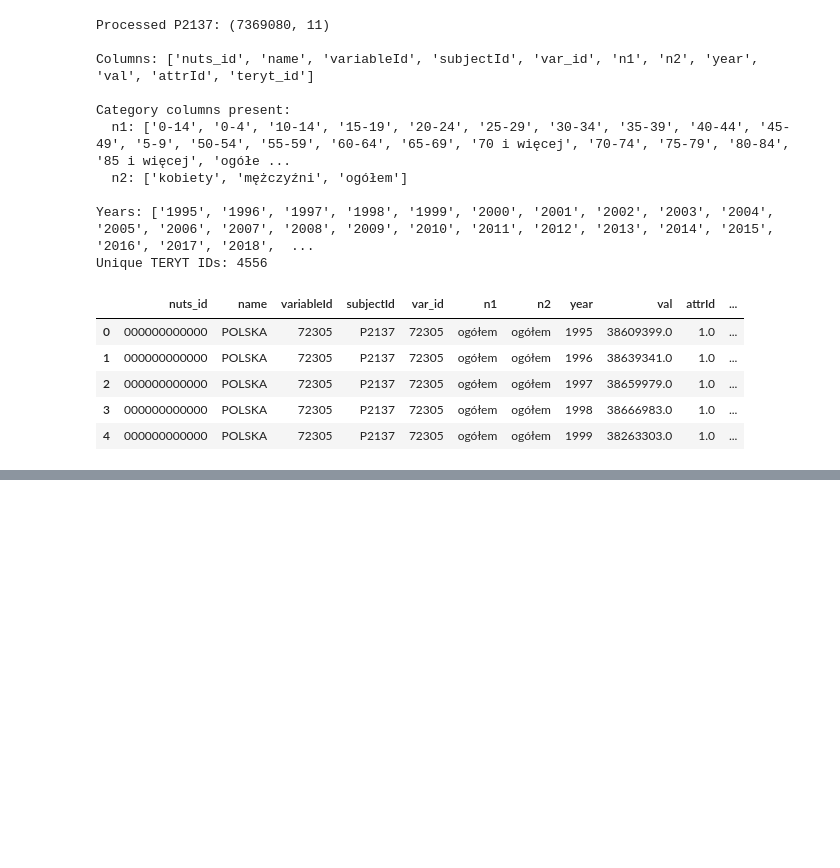
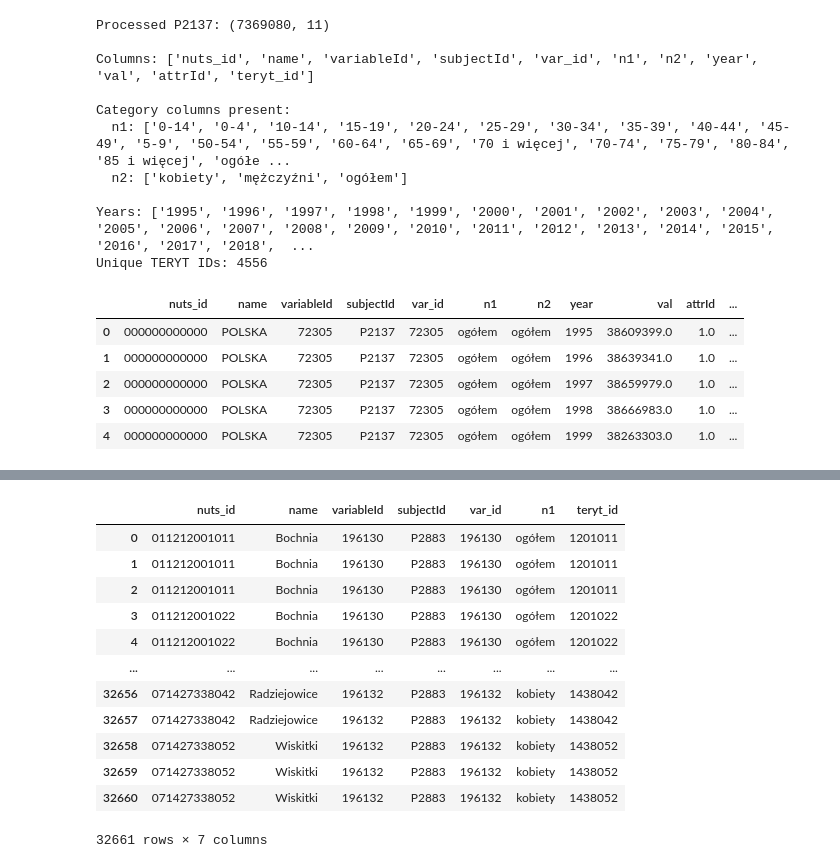
Before and after one commit to jendrkk/LRDWI-Paper, a Jupyter notebook: Code/analysis/GUS01F_geoTERYT_data.ipynb, the cells around one changed output, grey strips where cells are left out. Drawn from its saved outputs; the diff is of its cells as text; code cells hidden in the pictures; blank space fills up the shorter version.

```diff
--- a/Code/analysis/GUS01F_geoTERYT_data.ipynb
+++ b/Code/analysis/GUS01F_geoTERYT_data.ipynb
@@ -128,3 +355,19 @@ Unique TERYT IDs: 4556
+# %%
+df_processed_subjects['Census']['1988']['P2883']
+# %% [output]
+|  | nuts_id | name | variableId | subjectId | var_id | n1 | teryt_id |
+| 0 | 011212001011 | Bochnia | 196130 | P2883 | 196130 | ogółem | 1201011 |
+| 1 | 011212001011 | Bochnia | 196130 | P2883 | 196130 | ogółem | 1201011 |
+| 2 | 011212001011 | Bochnia | 196130 | P2883 | 196130 | ogółem | 1201011 |
+| 3 | 011212001022 | Bochnia | 196130 | P2883 | 196130 | ogółem | 1201022 |
+| 4 | 011212001022 | Bochnia | 196130 | P2883 | 196130 | ogółem | 1201022 |
+| ... | ... | ... | ... | ... | ... | ... | ... |
+| 32656 | 071427338042 | Radziejowice | 196132 | P2883 | 196132 | kobiety | 1438042 |
+| 32657 | 071427338042 | Radziejowice | 196132 | P2883 | 196132 | kobiety | 1438042 |
+| 32658 | 071427338052 | Wiskitki | 196132 | P2883 | 196132 | kobiety | 1438052 |
+| 32659 | 071427338052 | Wiskitki | 196132 | P2883 | 196132 | kobiety | 1438052 |
+| 32660 | 071427338052 | Wiskitki | 196132 | P2883 | 196132 | kobiety | 1438052 |
+32661 rows × 7 columns
 # %%
 # =============================================================================
 # STEP 5: Load Subject Data onto TERYTRecords
```
Also changed, not shown: parts of 17 cells of this notebook, 4 other files.
